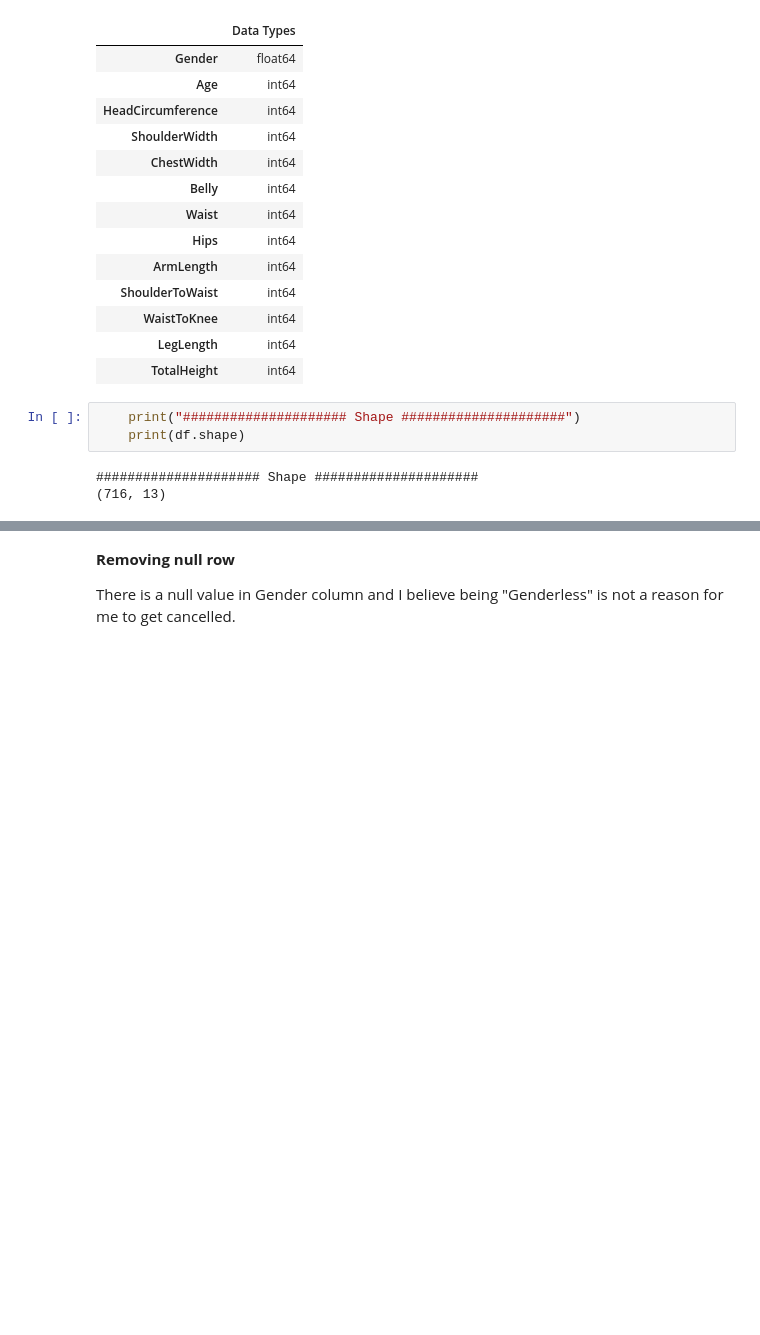
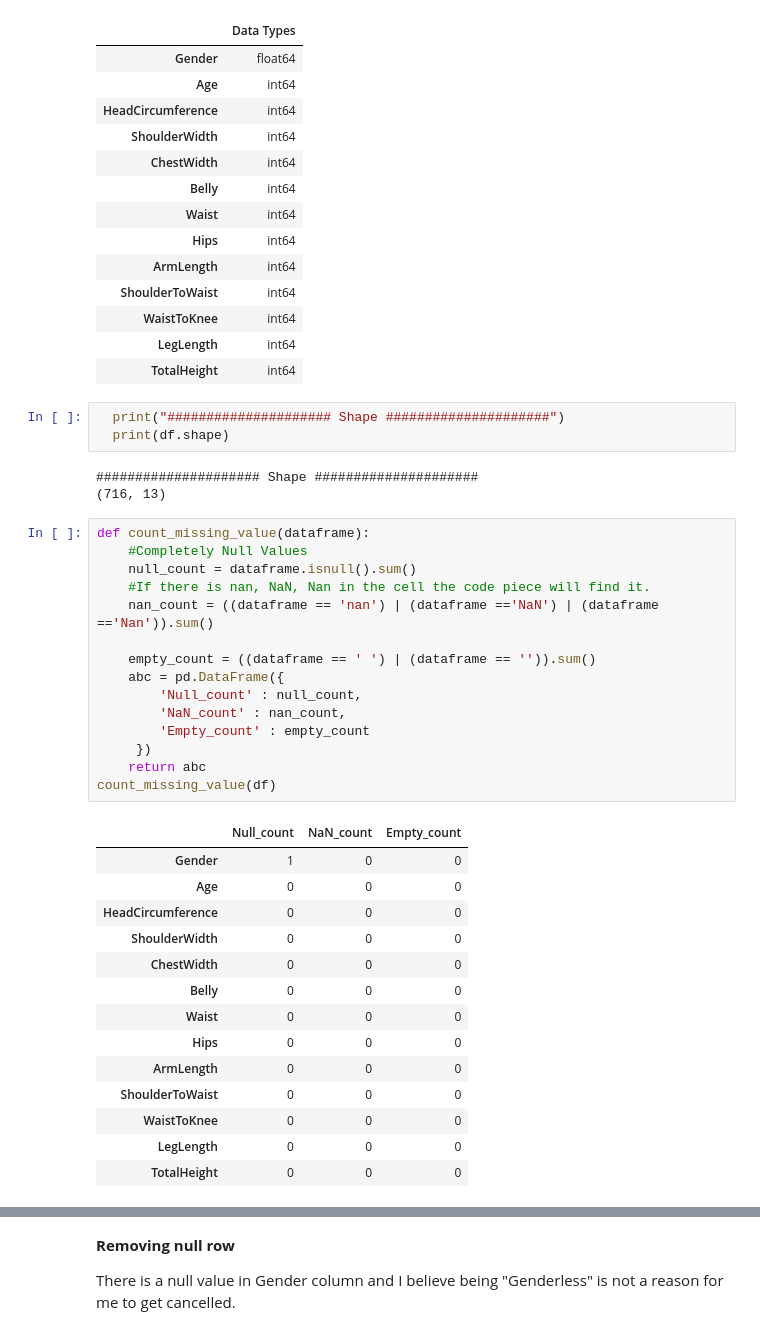
Before and after one commit to hasancatalgol/body_measurement_prediction, a Jupyter notebook: body_measurement_prediction.ipynb, the cells around one changed output, grey strips where cells are left out. Cells and saved outputs as stored; diff of their text form; blank space fills up the shorter version.

```diff
--- a/body_measurement_prediction.ipynb
+++ b/body_measurement_prediction.ipynb
@@ -88,8 +88,38 @@ check_df(df)
 | LegLength | int64 |
 | TotalHeight | int64 |
 # %%
-    print("##################### Shape #####################")
-    print(df.shape)
+  print("##################### Shape #####################")
+  print(df.shape)
 # %% [output]
 ##################### Shape #####################
 (716, 13)
+# %%
+def count_missing_value(dataframe):
+    #Completely Null Values
+    null_count = dataframe.isnull().sum()
+    #If there is nan, NaN, Nan in the cell the code piece will find it.
+    nan_count = ((dataframe == 'nan') | (dataframe =='NaN') | (dataframe =='Nan')).sum()
+
+    empty_count = ((dataframe == ' ') | (dataframe == '')).sum()
+    abc = pd.DataFrame({
+        'Null_count' : null_count,
+        'NaN_count' : nan_count,
+        'Empty_count' : empty_count
+     })
+    return abc
+count_missing_value(df)
+# %% [output]
+|  | Null_count | NaN_count | Empty_count |
+| Gender | 1 | 0 | 0 |
+| Age | 0 | 0 | 0 |
+| HeadCircumference | 0 | 0 | 0 |
+| ShoulderWidth | 0 | 0 | 0 |
+| ChestWidth | 0 | 0 | 0 |
+| Belly | 0 | 0 | 0 |
+| Waist | 0 | 0 | 0 |
+| Hips | 0 | 0 | 0 |
+| ArmLength | 0 | 0 | 0 |
+| ShoulderToWaist | 0 | 0 | 0 |
+| WaistToKnee | 0 | 0 | 0 |
+| LegLength | 0 | 0 | 0 |
+| TotalHeight | 0 | 0 | 0 |
```
Also changed, not shown: parts of 10 cells of this notebook.
